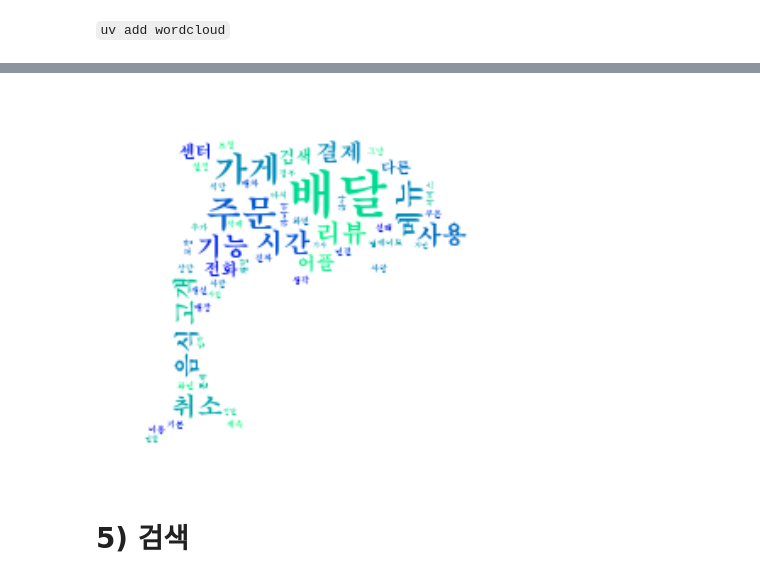
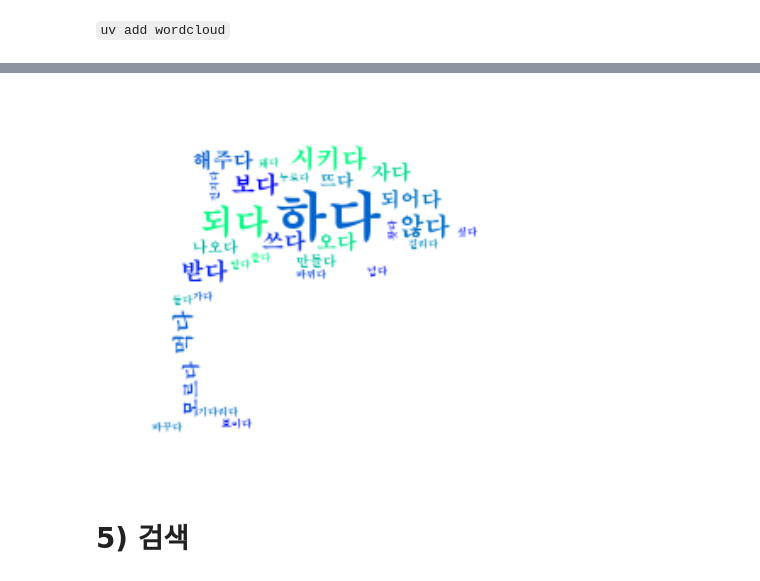
Before and after one commit to yojeongyujeong/yogurtyojung, a Jupyter notebook: java_education.ipynb, the cells around one changed output, grey strips where cells are left out. Drawn from its saved outputs; the diff is of its cells as text; code cells hidden in the pictures.

```diff
--- a/java_education.ipynb
+++ b/java_education.ipynb
@@ -481,13 +484,13 @@ plt.show()
 import re
 from konlpy.tag import Okt
 
-word_list_mission = []
+verb_list = []
 stopwords = ["배민", "민족"]
 okt = Okt()
 
 for i, review_c in enumerate(baemin_reveiws_alpha["댓글"].tolist()):
     # 조건1: 특수문자 제거
-    new_review_c = re.sub("[^가-힣\s]", "", review_c)
+    new_review_c = re.sub("[^0-9a-zA-Z가-힣\s]", "", review_c)
 
     # 형태소 분석
     result = okt.pos(new_review_c, norm=True, stem=True)
@@ -503,10 +506,13 @@ for i, review_c in enumerate(baemin_reveiws_alpha["댓글"].tolist()):
         if not tag.startswith('V'):
             continue
 
-        word_list_mission.append(word)
+        verb_list.append(word)
 
     print(f"{i}번째 리뷰 : {review_c}")
 
+counter2 = Counter(verb_list)
+print(counter2)
+print(counter2.most_common(30))
 
 from wordcloud import WordCloud
 import matplotlib.pyplot as plt
@@ -526,7 +532,7 @@ wc = WordCloud(
     height=900
 )
 
-wc.generate_from_frequencies(counter)
+wc.generate_from_frequencies(counter2)
 
 # plt.figure(figsize=(5,5))
 plt.imshow(wc, interpolation="bilinear")
@@ -553,4 +559,4 @@ plt.show()
-[figure, old version]
+[figure, new version]
 # %% [markdown]
 # 5) 검색
 # %%
```
Also changed, not shown: parts of 12 cells of this notebook, 2 other files.
